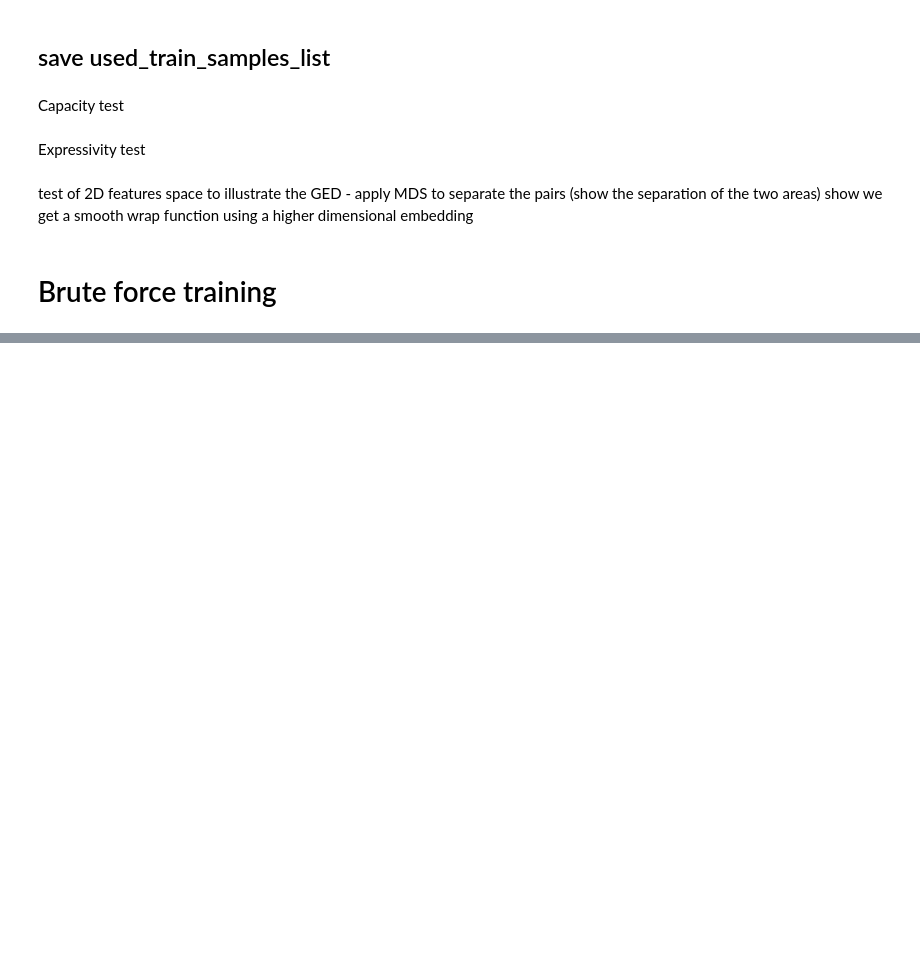
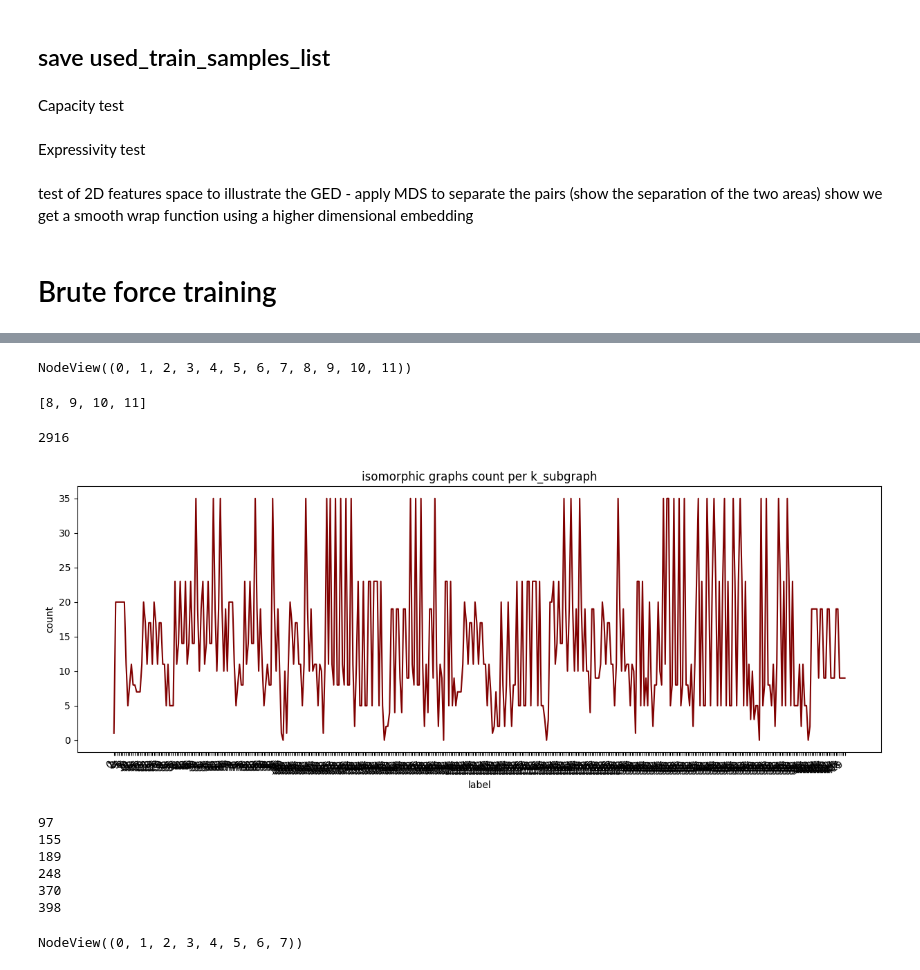
Before and after one commit to vistalab-technion/GraphMatching, a Jupyter notebook: notebooks/gnn_embedding_experiments.ipynb, the cells around one changed output, grey strips where cells are left out. Drawn from its saved outputs; the diff is of its cells as text; code cells hidden in the pictures; blank space fills up the shorter version.

Commit message:
added k-subgraph brute force code

```diff
--- a/notebooks/gnn_embedding_experiments.ipynb
+++ b/notebooks/gnn_embedding_experiments.ipynb
@@ -936,0 +1037,4 @@ len(used_train_samples_list)
+# %%
+positive_examples_graphs_labels = set([pair.subgraph.label for pair in positive_examples] + [pair.masked_graph.label for pair in positive_examples])
+# %%
+positive_examples_graphs = [g for g in brute_force_k_subgraph_annotated_graphs if g.label in positive_examples_graphs_labels ]
@@ -937,3 +1049,68 @@ len(used_train_samples_list)
+# %%
+positive_examples_graphs[0].g.nodes
+# %% [output]
+NodeView((0, 1, 2, 3, 4, 5, 6, 7, 8, 9, 10, 11))
+# %%
+list(nx.isolates(positive_examples_graphs[0].g))
+# %% [output]
+[8, 9, 10, 11]
+# %%
+# why 372 choose 2 does not produce 2916? (if g1 is isomorphic to g2, and g2 to g3, then g1 should be to g3)
+# -> since each g1 has its own set of isomorphic graphs
+total_isomorphic_pairs_amount = 0
+for i, candidate_isomorphic_graph in enumerate(positive_examples_graphs):
+    candidate_g = candidate_isomorphic_graph.g.copy()
+    remove_isolated_nodes_from_graph(candidate_g)
+    for j in range(i+1, len(positive_examples_graphs)):
+        candidate_g2 = positive_examples_graphs[j].g.copy()
+        remove_isolated_nodes_from_graph(candidate_g2)
+        if nx.is_isomorphic(candidate_g2, candidate_g):
+            total_isomorphic_pairs_amount += 1
+# %%
+total_isomorphic_pairs_amount
+# %% [output]
+2916
+# %%
+# histogram of isomorphic pairs per k_subgraph
+
+k_subgraph_label_to_total_isomorphic_pairs_amount_map = {}
+
+for target_label, k_subgraph in enumerate(brute_force_k_subgraph_annotated_graphs):
+    isomorphic_pairs_amount = 0
+    target_k_subgraph = k_subgraph.g.copy()
+    remove_isolated_nodes_from_graph(target_k_subgraph)
+
+    for candidate_label, candidate_isomorphic_graph in enumerate(brute_force_k_subgraph_annotated_graphs):
+        if target_label == candidate_label:
+            continue
+        candidate_g = candidate_isomorphic_graph.g.copy()
+        remove_isolated_nodes_from_graph(candidate_g)
+        if nx.is_isomorphic(target_k_subgraph, candidate_g):
+            isomorphic_pairs_amount += 1
+    k_subgraph_label_to_total_isomorphic_pairs_amount_map[target_label] = isomorphic_pairs_amount
+# %%
+plot_map(k_subgraph_label_to_total_isomorphic_pairs_amount_map, 'label', 'count', 'isomorphic graphs count per k_subgraph')
+# 6 k_subgraphs with no isomophic examples
+# %% [output]
+[figure, added]
+# %%
+for label, isomorphic_pairs_count in k_subgraph_label_to_total_isomorphic_pairs_amount_map.items():
+    if isomorphic_pairs_count == 0:
+        print(label)
+# %% [output]
+97
+155
+189
+248
+370
+398
+# %%
+target_k_subgraph_label = 97
+target_graph = positive_examples_graphs[target_k_subgraph_label].g.copy() #G_sub.copy()
+remove_isolated_nodes_from_graph(target_graph)
+target_graph.nodes
+# %% [output]
+NodeView((0, 1, 2, 3, 4, 5, 6, 7))
 # %%
 hidden_dim = 16
 num_layers = 5
```
Also changed, not shown: parts of 20 cells of this notebook, 1 other file.
